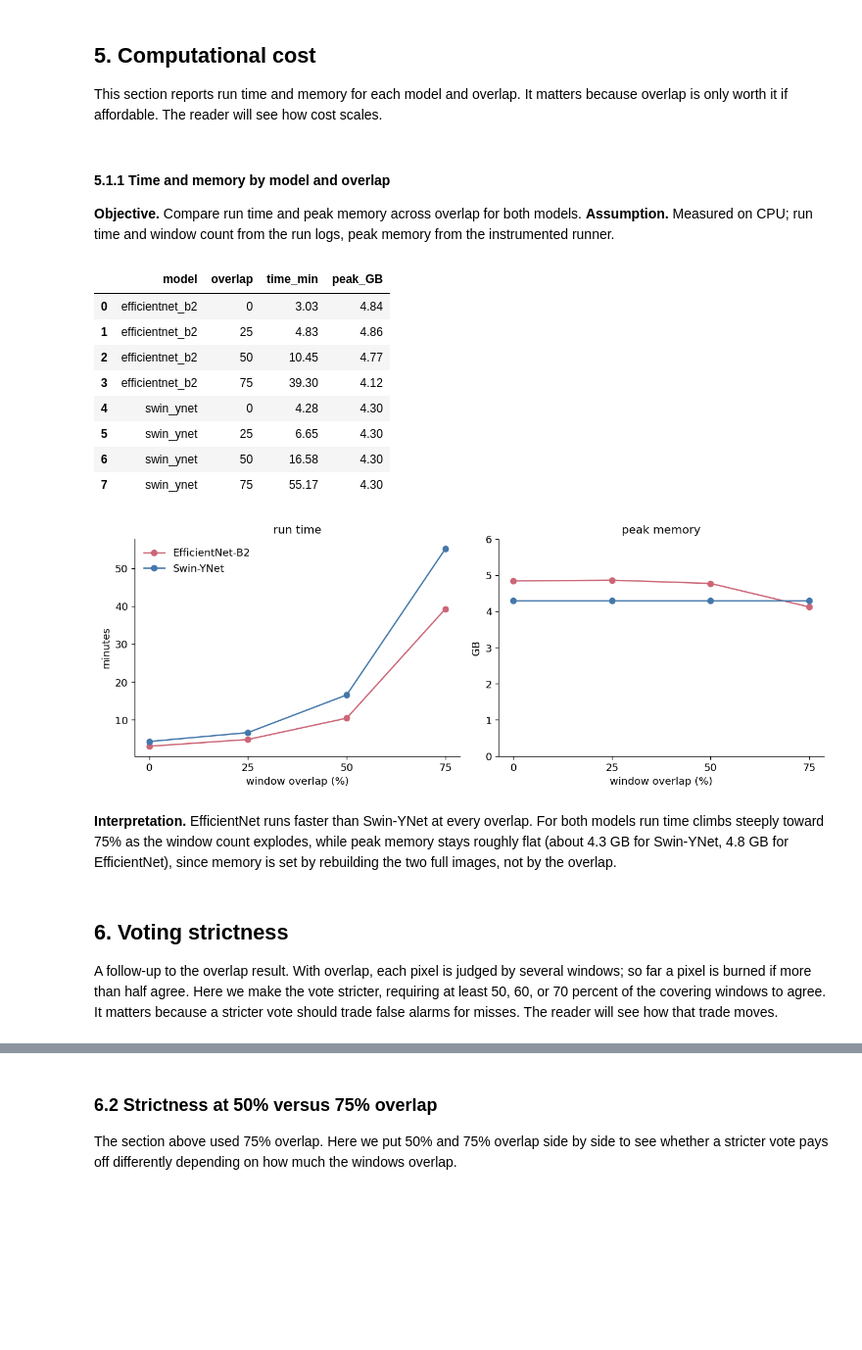
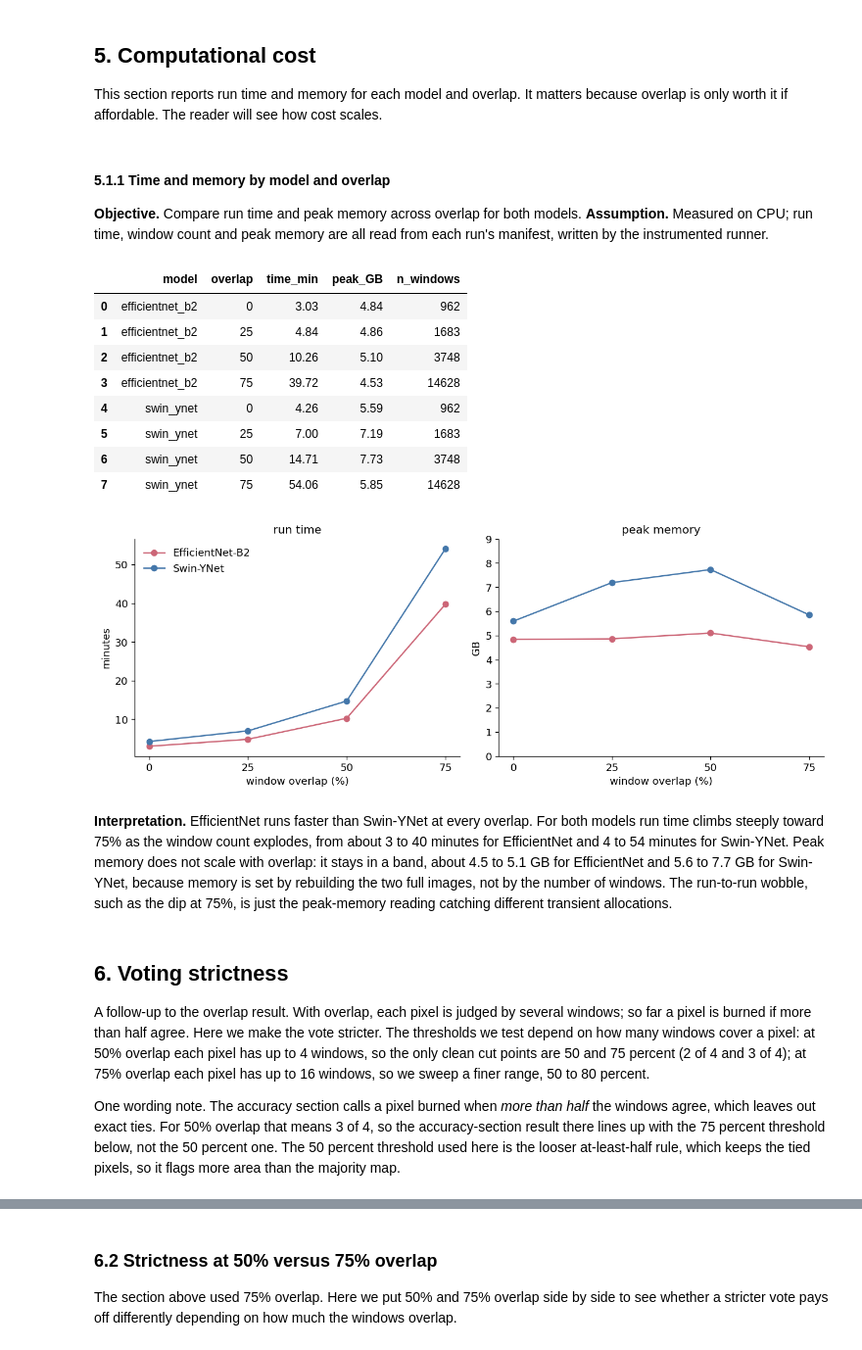
Before and after one commit to hannahandkush/Machine-Learning, a Jupyter notebook: notebooks/overlap_experiment.ipynb, the cells around one changed output, grey strips where cells are left out. Shown at 98% size. Drawn from its saved outputs; the diff is of its cells as text; code cells hidden in the pictures; blank space fills up the shorter version.

```diff
--- a/notebooks/overlap_experiment.ipynb
+++ b/notebooks/overlap_experiment.ipynb
@@ -385,28 +390,39 @@ scales.
 #### 5.1.1 Time and memory by model and overlap
 
 **Objective.** Compare run time and peak memory across overlap for both models.
-**Assumption.** Measured on CPU; run time and window count from the run logs,
-peak memory from the instrumented runner.
+**Assumption.** Measured on CPU; run time, window count and peak memory are all
+read from each run's manifest, written by the instrumented runner.
 # %%
-# measured on this machine (CPU): run time and peak memory per model and overlap
-TIME_S = {"swin_ynet":      {0: 257, 25: 399, 50: 995, 75: 3310},
-          "efficientnet_b2": {0: 182, 25: 290, 50: 627, 75: 2358}}
-MEM_GB = {"swin_ynet":      {0: 4.30, 25: 4.30, 50: 4.30, 75: 4.30},   # constant (measured once)
-          "efficientnet_b2": {0: 4.84, 25: 4.86, 50: 4.77, 75: 4.12}}  # per run from logs
-res = pd.DataFrame([{"model": m, "overlap": ov, "time_min": TIME_S[m][ov]/60,
-                     "peak_GB": MEM_GB[m][ov]}
-                    for m in MODELS for ov in OVERLAPS if ov in TIME_S.get(m, {})])
-res.round(2)
+# Run time, window count and peak memory are read straight from each run's
+# manifest JSON (written by the instrumented runner), not transcribed by hand.
+import json
+
+def manifest_cost(mdl, ov):
+    mp = PRED_DIR / f"T29TPG_{mdl}_ov{ov:02d}_{B}_{A}_manifest.json"
+    if not mp.exists():
+        return None
+    d = json.loads(mp.read_text())
+    return d.get("elapsed_s"), d.get("peak_rss_gb"), d.get("n_windows")
+
+rows = []
+for mdl in MODELS:
+    for ov in OVERLAPS:
+        c = manifest_cost(mdl, ov)
+        if c and c[0] is not None:
+            rows.append({"model": mdl, "overlap": ov, "time_min": c[0]/60,
+                         "peak_GB": c[1], "n_windows": c[2]})
+res = pd.DataFrame(rows)
+res.round({"time_min": 2, "peak_GB": 2})
 # %% [output]
-|  | model | overlap | time_min | peak_GB |
-| 0 | efficientnet_b2 | 0 | 3.03 | 4.84 |
-| 1 | efficientnet_b2 | 25 | 4.83 | 4.86 |
-| 2 | efficientnet_b2 | 50 | 10.45 | 4.77 |
-| 3 | efficientnet_b2 | 75 | 39.30 | 4.12 |
-| 4 | swin_ynet | 0 | 4.28 | 4.30 |
-| 5 | swin_ynet | 25 | 6.65 | 4.30 |
-| 6 | swin_ynet | 50 | 16.58 | 4.30 |
-| 7 | swin_ynet | 75 | 55.17 | 4.30 |
+|  | model | overlap | time_min | peak_GB | n_windows |
+| 0 | efficientnet_b2 | 0 | 3.03 | 4.84 | 962 |
+| 1 | efficientnet_b2 | 25 | 4.84 | 4.86 | 1683 |
+| 2 | efficientnet_b2 | 50 | 10.26 | 5.10 | 3748 |
+| 3 | efficientnet_b2 | 75 | 39.72 | 4.53 | 14628 |
+| 4 | swin_ynet | 0 | 4.26 | 5.59 | 962 |
+| 5 | swin_ynet | 25 | 7.00 | 7.19 | 1683 |
+| 6 | swin_ynet | 50 | 14.71 | 7.73 | 3748 |
+| 7 | swin_ynet | 75 | 54.06 | 5.85 | 14628 |
 # %%
 fig, axes = plt.subplots(1, 2, figsize=(11, 4.2))
 for mdl in MODELS:
@@ -414,27 +430,38 @@ for mdl in MODELS:
     axes[0].plot(s["overlap"], s["time_min"], "o-", color=MODEL_COLOR[mdl], label=MODEL_LABEL[mdl])
     axes[1].plot(s["overlap"], s["peak_GB"], "o-", color=MODEL_COLOR[mdl], label=MODEL_LABEL[mdl])
 axes[0].set_title("run time"); axes[0].set_ylabel("minutes")
-axes[1].set_title("peak memory"); axes[1].set_ylabel("GB"); axes[1].set_ylim(0, 6)
+axes[1].set_title("peak memory"); axes[1].set_ylabel("GB"); axes[1].set_ylim(0, 9)
 for ax in axes:
     ax.set_xlabel("window overlap (%)"); ax.set_xticks(OVERLAPS)
 axes[0].legend()
 plt.tight_layout(); plt.show()
 # %% [output]
-[figure, old version]
+[figure, new version]
 # %% [markdown]
 **Interpretation.** EfficientNet runs faster than Swin-YNet at every overlap. For
-both models run time climbs steeply toward 75% as the window count explodes, while
-peak memory stays roughly flat (about 4.3 GB for Swin-YNet, 4.8 GB for
-EfficientNet), since memory is set by rebuilding the two full images, not by the
-overlap.
+both models run time climbs steeply toward 75% as the window count explodes, from
+about 3 to 40 minutes for EfficientNet and 4 to 54 minutes for Swin-YNet. Peak
+memory does not scale with overlap: it stays in a band, about 4.5 to 5.1 GB for
+EfficientNet and 5.6 to 7.7 GB for Swin-YNet, because memory is set by rebuilding
+the two full images, not by the number of windows. The run-to-run wobble, such as
+the dip at 75%, is just the peak-memory reading catching different transient
+allocations.
 # %% [markdown]
 ## 6. Voting strictness
 
 A follow-up to the overlap result. With overlap, each pixel is judged by several
 windows; so far a pixel is burned if more than half agree. Here we make the vote
-stricter, requiring at least 50, 60, or 70 percent of the covering windows to
-agree. It matters because a stricter vote should trade false alarms for misses.
-The reader will see how that trade moves.
+stricter. The thresholds we test depend on how many windows cover a pixel: at 50%
+overlap each pixel has up to 4 windows, so the only clean cut points are 50 and 75
+percent (2 of 4 and 3 of 4); at 75% overlap each pixel has up to 16 windows, so we
+sweep a finer range, 50 to 80 percent.
+
+One wording note. The accuracy section calls a pixel burned when *more than half*
+the windows agree, which leaves out exact ties. For 50% overlap that means 3 of 4,
+so the accuracy-section result there lines up with the 75 percent threshold below,
+not the 50 percent one. The 50 percent threshold used here is the looser
+at-least-half rule, which keeps the tied pixels, so it flags more area than the
+majority map.
 # %% [markdown]
 ### 6.1 Effect of a stricter vote
 
```
Also changed, not shown: parts of 15 cells of this notebook.
